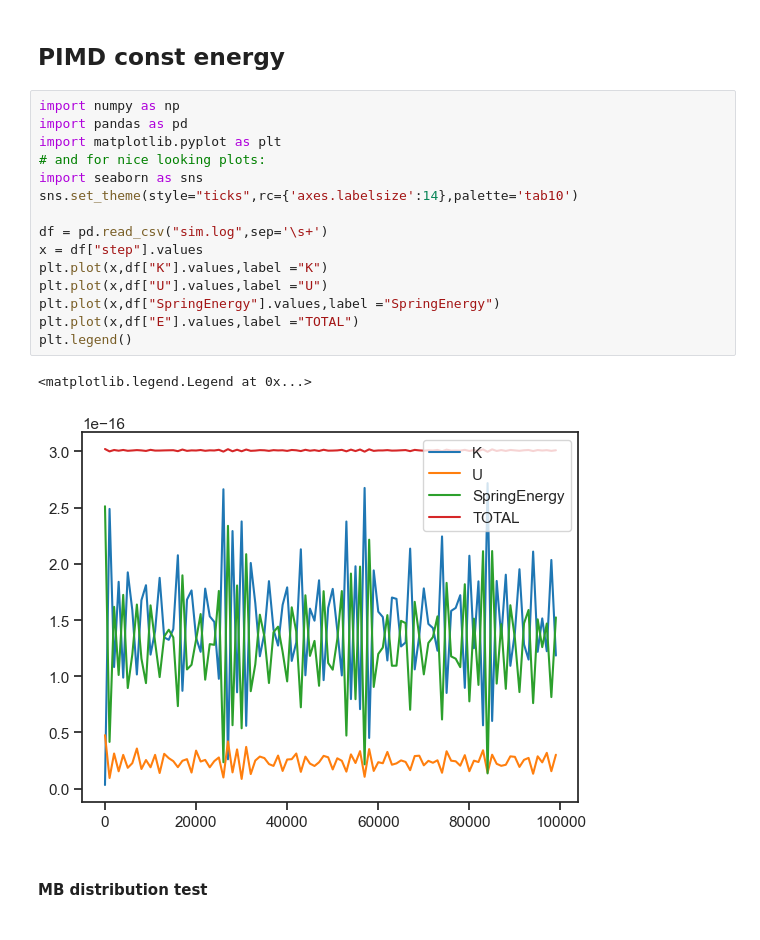
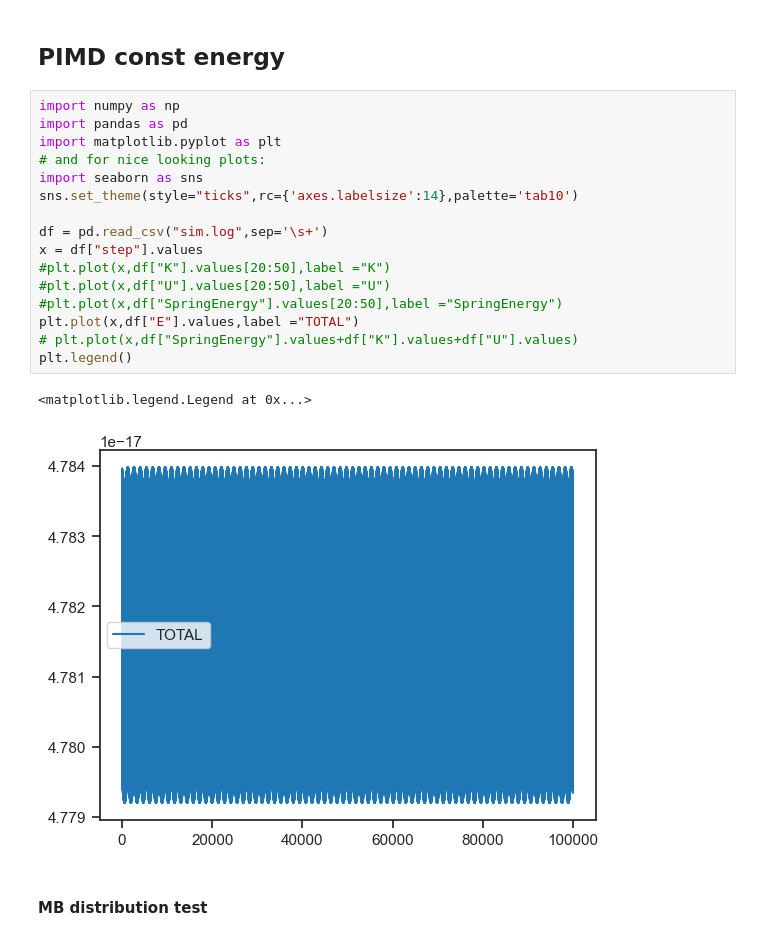
Before and after one commit to SagiMeir/Simulations4Beginners, a Jupyter notebook: Untitled-1.ipynb, the cells around one changed output. Drawn from its saved outputs; the diff is of its cells as text.

Commit message:
test for energy conservation

```diff
--- a/Untitled-1.ipynb
+++ b/Untitled-1.ipynb
@@ -13,21 +20,22 @@ sns.set_theme(style="ticks",rc={'axes.labelsize':14},palette='tab10')
 # %%
 import numpy as np
 import pandas as pd
 import matplotlib.pyplot as plt
 # and for nice looking plots:
 import seaborn as sns
 sns.set_theme(style="ticks",rc={'axes.labelsize':14},palette='tab10')
 
 df = pd.read_csv("sim.log",sep='\s+')
 x = df["step"].values
-plt.plot(x,df["K"].values,label ="K")
-plt.plot(x,df["U"].values,label ="U")
-plt.plot(x,df["SpringEnergy"].values,label ="SpringEnergy")
+#plt.plot(x,df["K"].values[20:50],label ="K")
+#plt.plot(x,df["U"].values[20:50],label ="U")
+#plt.plot(x,df["SpringEnergy"].values[20:50],label ="SpringEnergy")
 plt.plot(x,df["E"].values,label ="TOTAL")
+# plt.plot(x,df["SpringEnergy"].values+df["K"].values+df["U"].values)
 plt.legend()
 # %% [output]
 <matplotlib.legend.Legend at 0x...>
-[figure, old version]
+[figure, new version]
 # %% [markdown]
 #### MB distribution test
 # %%
```
Also changed, not shown: parts of 7 cells of this notebook, 3 other files.
